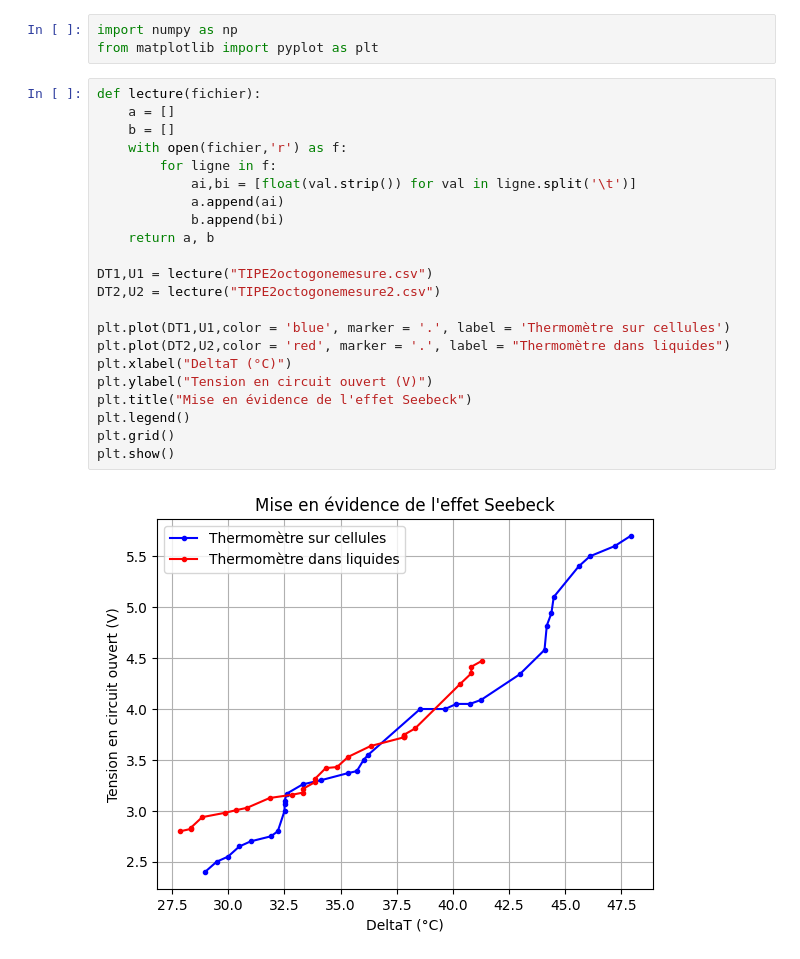
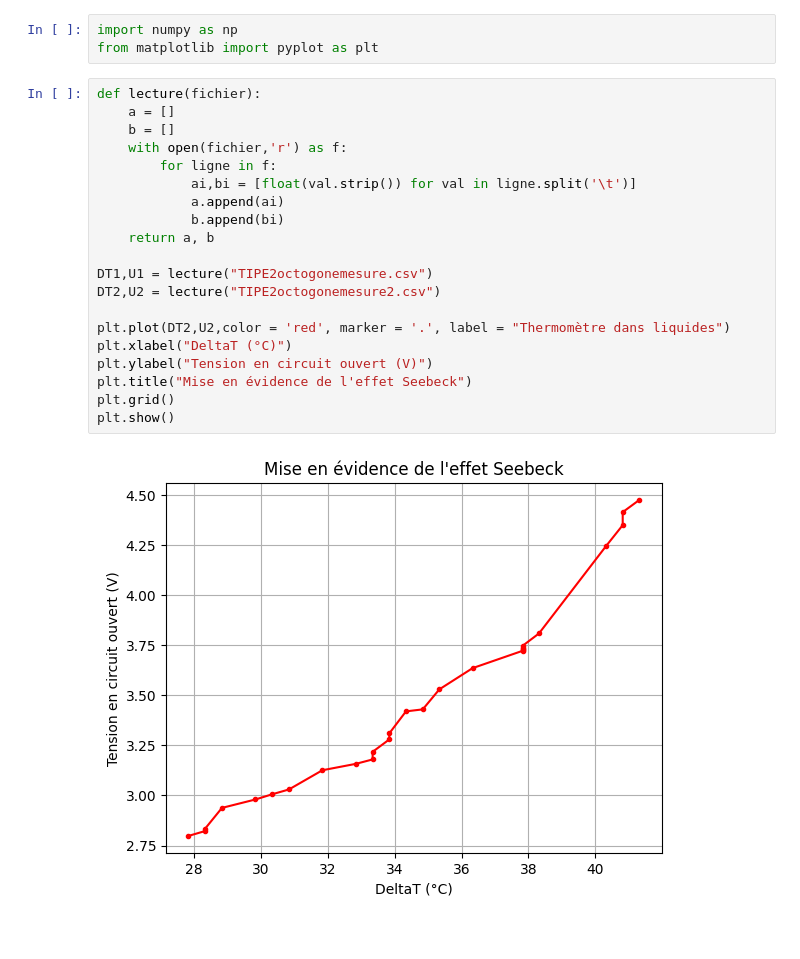
Before and after one commit to adelemarcon/TIPE, a Jupyter notebook: TIPE2octogone.ipynb, the cells around one changed output. Cells and saved outputs as stored; diff of their text form.

Commit message:
graphes

```diff
--- a/TIPE2octogone.ipynb
+++ b/TIPE2octogone.ipynb
@@ -8,24 +8,22 @@ from matplotlib import pyplot as plt
 # %%
 def lecture(fichier):
     a = []
     b = []
     with open(fichier,'r') as f:
         for ligne in f:
             ai,bi = [float(val.strip()) for val in ligne.split('\t')]
             a.append(ai)
             b.append(bi)
     return a, b
 
 DT1,U1 = lecture("TIPE2octogonemesure.csv")
 DT2,U2 = lecture("TIPE2octogonemesure2.csv")
 
-plt.plot(DT1,U1,color = 'blue', marker = '.', label = 'Thermomètre sur cellules')
 plt.plot(DT2,U2,color = 'red', marker = '.', label = "Thermomètre dans liquides")
 plt.xlabel("DeltaT (°C)")
 plt.ylabel("Tension en circuit ouvert (V)")
 plt.title("Mise en évidence de l'effet Seebeck")
-plt.legend()
 plt.grid()
 plt.show()
 # %% [output]
-[figure, old version]
+[figure, new version]
```
Also changed, not shown: 1 other file.
